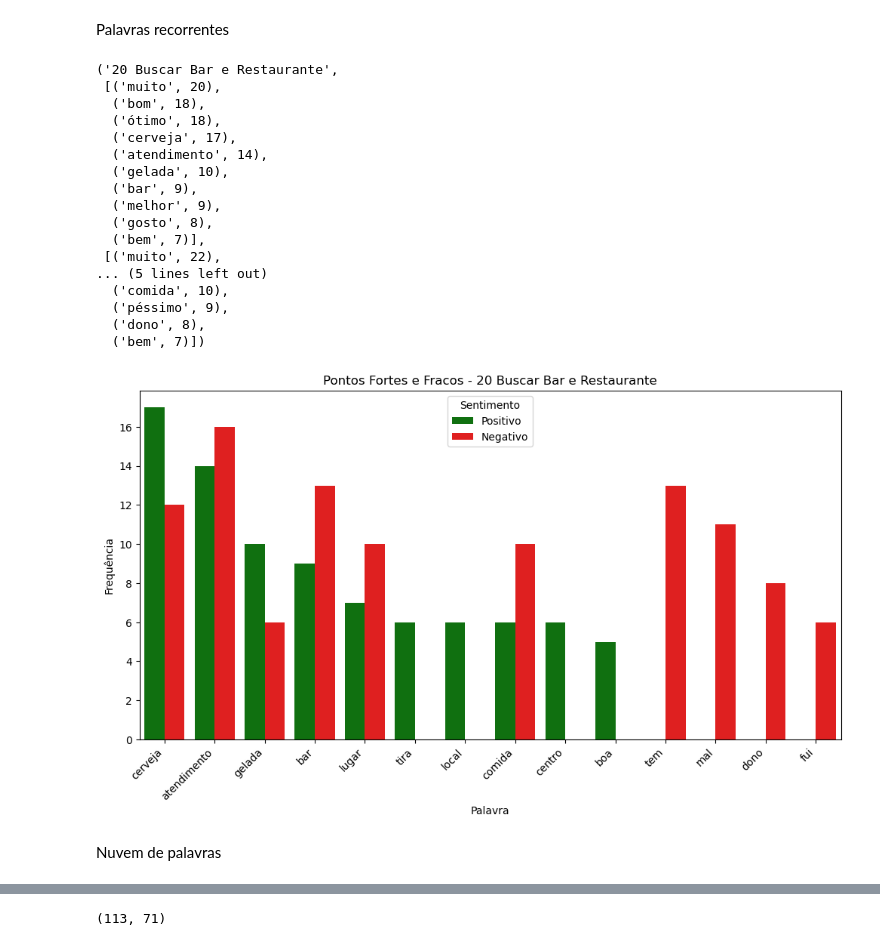
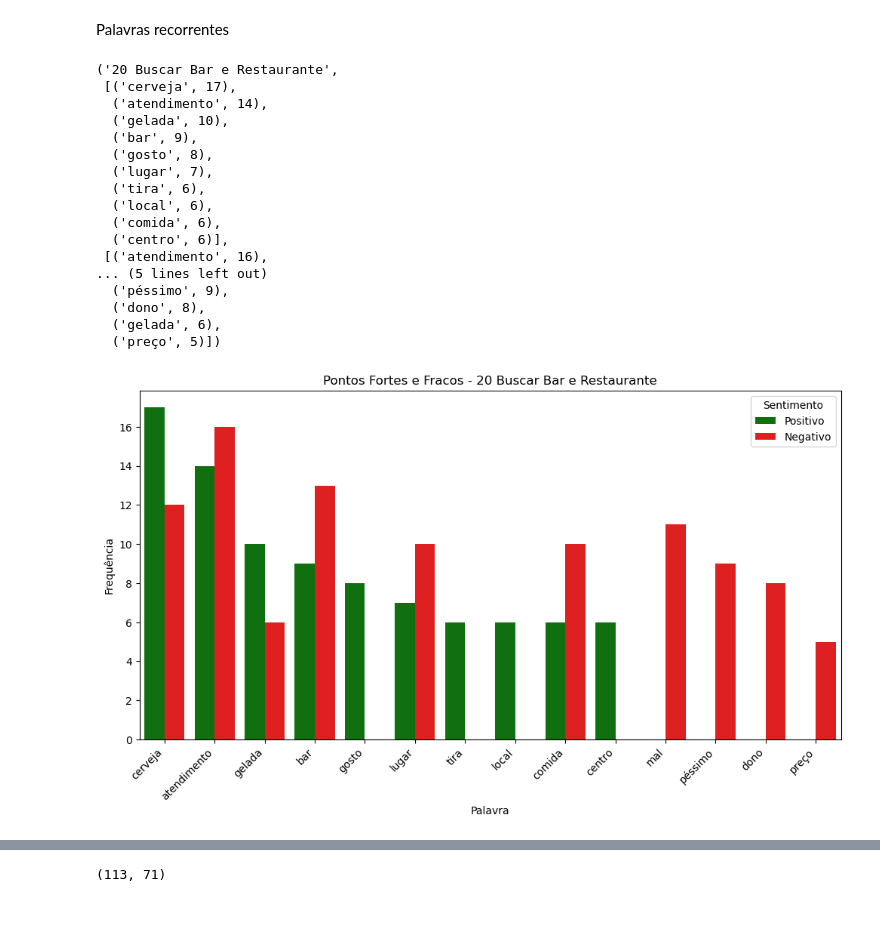
Before and after one commit to Marcos-VM-1708/PAD_JOB, a Jupyter notebook: Ask/ForteseFracos/Analise.ipynb, the cells around one changed output, grey strips where cells are left out. Drawn from its saved outputs; the diff is of its cells as text; code cells hidden in the pictures; blank space fills up the shorter version.

```diff
--- a/Ask/ForteseFracos/Analise.ipynb
+++ b/Ask/ForteseFracos/Analise.ipynb
@@ -216,7 +219,7 @@ stopwords_portuguese = [
     "eram", "essa", "essas", "esse", "esses", "esta", "estas", "este", "estes", "eu", "isso", "isto", "já", "mais", "mas",
     "me", "mesmo", "mim", "minha", "minhas", "na", "nas", "nem", "no", "nos", "nós", "o", "os", "ou", "para", "pela",
     "pelas", "pelo", "pelos", "por", "qual", "quando", "que", "se", "sem", "ser", "seu", "seus", "sua", "suas", "só",
-    "um", "uma", "você", "vocês", "é", "que", "um", "não", "tem"
+    "um", "uma", "você", "vocês", "é", "que", "um", "não", "tem", "bem", "bom", "boa", "ótimo", "melhor", "muito", "fui"
 ]
 
 # Função atualizada para calcular as palavras mais frequentes, removendo stopwords manuais
@@ -240,43 +243,43 @@ negative_common_words_updated = get_most_common_words_updated(negative_text)
 first_title, positive_common_words_updated, negative_common_words_updated
 # %% [output]
 ('20 Buscar Bar e Restaurante',
- [('muito', 20),
-  ('bom', 18),
-  ('ótimo', 18),
-  ('cerveja', 17),
+ [('cerveja', 17),
   ('atendimento', 14),
   ('gelada', 10),
   ('bar', 9),
-  ('melhor', 9),
   ('gosto', 8),
-  ('bem', 7)],
- [('muito', 22),
+  ('lugar', 7),
+  ('tira', 6),
+  ('local', 6),
+  ('comida', 6),
+  ('centro', 6)],
+ [('atendimento', 16),
 ... (5 lines left out)
-  ('comida', 10),
   ('péssimo', 9),
   ('dono', 8),
-  ('bem', 7)])
+  ('gelada', 6),
+  ('preço', 5)])
 # %%
 # Convertendo as palavras mais comuns em DataFrames com uma coluna adicional para o sentimento
-positive_df_20_buscar = pd.DataFrame(positive_common_words_20_buscar, columns=['Palavra', 'Frequência'])
+positive_df_20_buscar = pd.DataFrame(positive_common_words_updated, columns=['Palavra', 'Frequência'])
 positive_df_20_buscar['Sentimento'] = 'Positivo'
 
-negative_df_20_buscar = pd.DataFrame(negative_common_words_20_buscar, columns=['Palavra', 'Frequência'])
+negative_df_20_buscar = pd.DataFrame(negative_common_words_updated, columns=['Palavra', 'Frequência'])
 negative_df_20_buscar['Sentimento'] = 'Negativo'
 
 # Combinando os DataFrames
 combined_df_20_buscar = pd.concat([positive_df_20_buscar, negative_df_20_buscar])
+
+
 
 # Plotando o histograma usando Seaborn
 plt.figure(figsize=(12, 6))
 sns.barplot(x='Palavra', y='Frequência', hue='Sentimento', data=combined_df_20_buscar, palette=['green', 'red'])
 plt.xticks(rotation=45, ha='right')
 plt.title('Pontos Fortes e Fracos - 20 Buscar Bar e Restaurante')
 plt.show()
 # %% [output]
-[figure, old version]
+[figure, new version]
-# %% [markdown]
-Nuvem de palavras
 # %%
 from wordcloud import WordCloud
 
```
Also changed, not shown: parts of 9 cells of this notebook, 2 other files.
